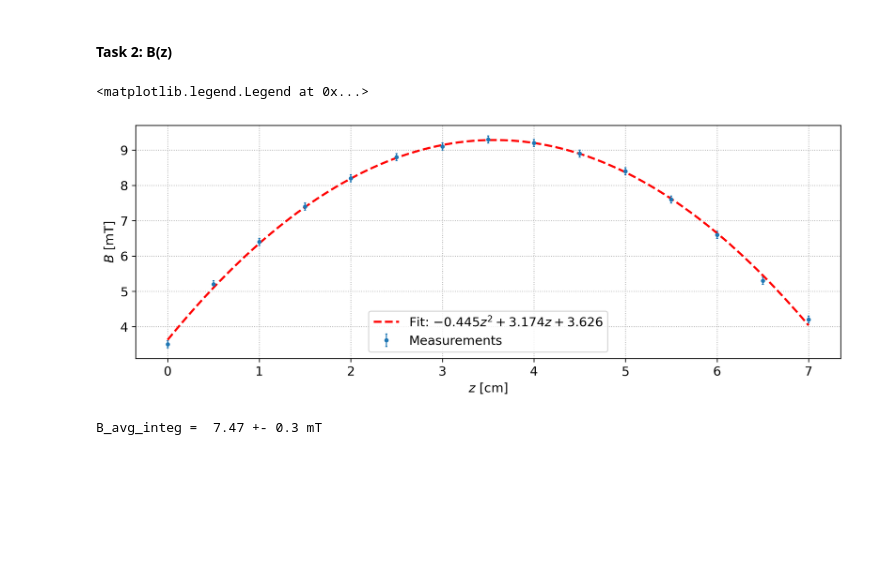
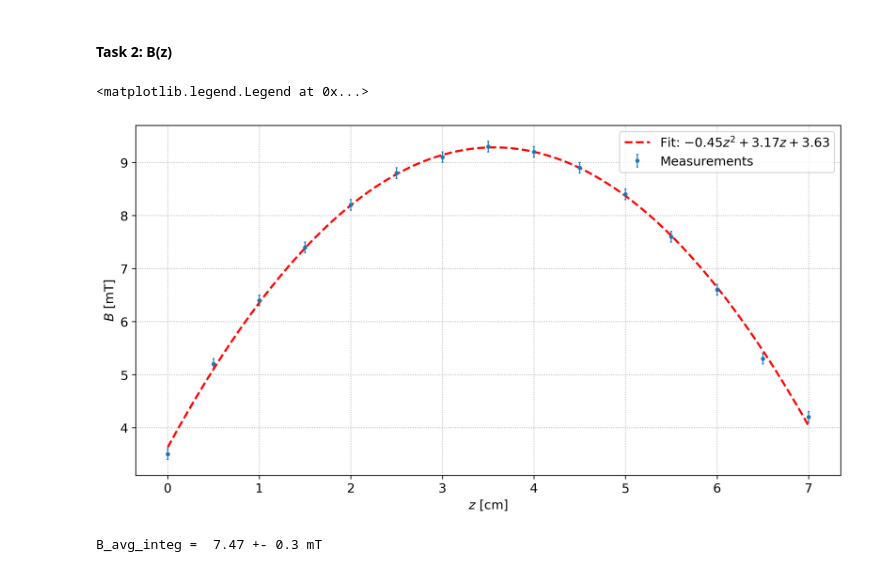
Before and after one commit to cembomembo/FP-Faraday, a Jupyter notebook: Evaluation/evaluation.ipynb, the cells around one changed output. Saved outputs shown, nothing was run; the diff lists cells and outputs as text; code cells hidden in the pictures; blank space fills up the shorter version.

```diff
--- a/Evaluation/evaluation.ipynb
+++ b/Evaluation/evaluation.ipynb
@@ -30,22 +30,22 @@ B_I = data_BI.T
 # %% [markdown]
 #### Task 2: B(z)
 # %%
-figure, ax = plt.subplots(figsize=(12,4), dpi=300)
+figure, ax = plt.subplots(figsize=(12,6), dpi=300)
 
 ax.errorbar(B_z[0],B_z[1],yerr=B_err, fmt='.', capsize=1, elinewidth=1, label='Measurements')
 ax.set(xlabel='$z$ [cm]',ylabel='$B$ [mT]')
 
 # 1. Calculate the Coefficients (a*z^2 + b*z + c)
 coeffs = np.polyfit(B_z[0], B_z[1], 2)
 y_fit = np.poly1d(coeffs)
 
 # 2. Plot the fitted curve
 x_fit = np.linspace(0, 7, 100)
-ax.plot(x_fit, y_fit(x_fit), 'r--', label=f'Fit: ${coeffs[0]:.3f}z^2 + {coeffs[1]:.3f}z + {coeffs[2]:.3f}$')
+ax.plot(x_fit, y_fit(x_fit), 'r--', label=f'Fit: ${coeffs[0]:.2f}z^2 + {coeffs[1]:.2f}z + {coeffs[2]:.2f}$')
 ax.legend()
 # %% [output]
 <matplotlib.legend.Legend at 0x...>
-[figure, old version]
+[figure, new version]
 # %%
 import scipy.integrate as integrate
 
```
Also changed, not shown: parts of 2 cells of this notebook, 3 other files.
